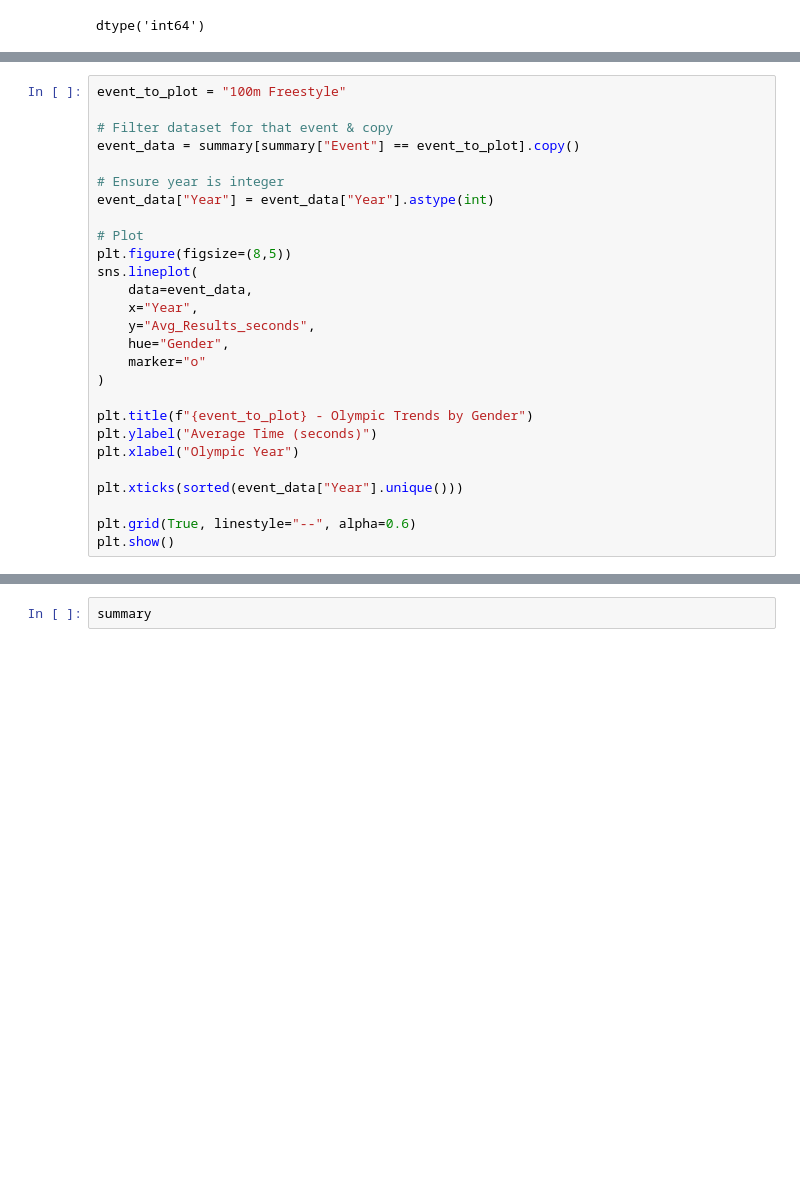
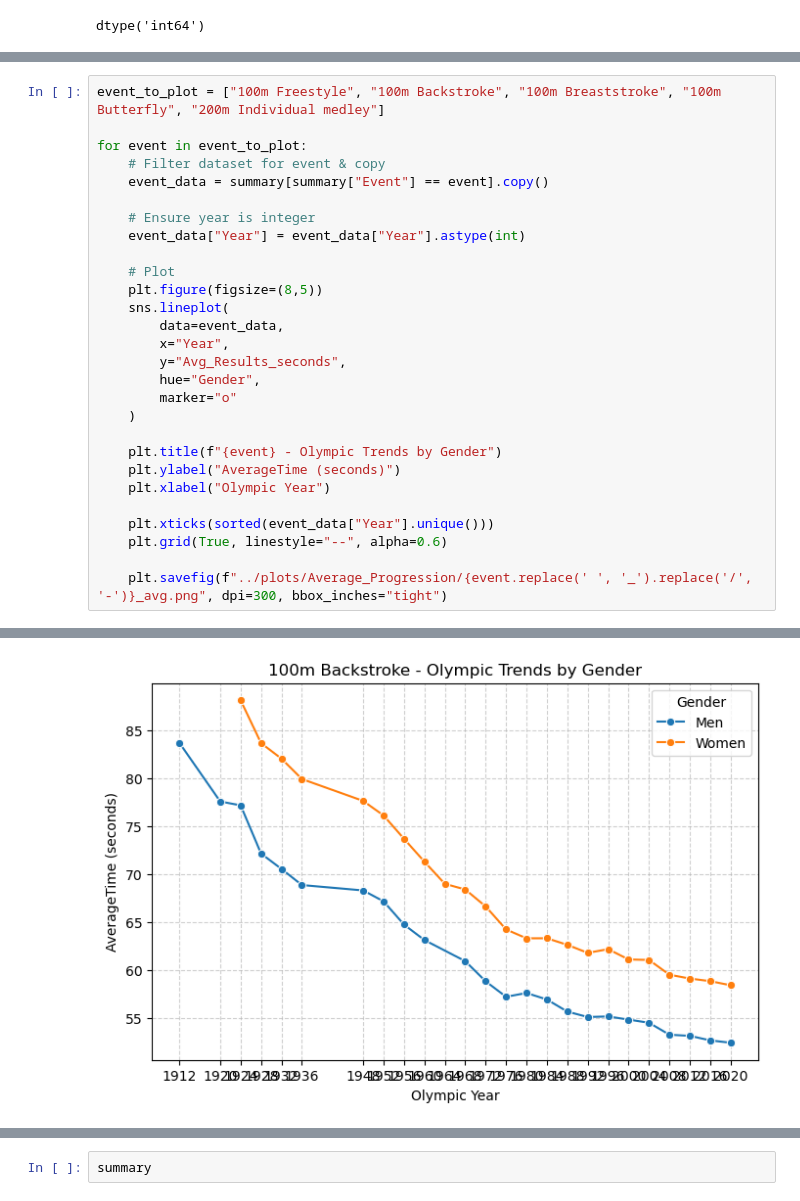
Before and after one commit to wllamjp/olympic-swimming, a Jupyter notebook: notebooks/analysis.ipynb, the cells around one changed output, grey strips where cells are left out. Saved outputs shown, nothing was run; the diff lists cells and outputs as text; blank space fills up the shorter version.

```diff
--- a/notebooks/analysis.ipynb
+++ b/notebooks/analysis.ipynb
@@ -152,29 +145,31 @@ summary.to_csv("event_year_summary.txt", sep='\t', index=False)
 # %%
-event_to_plot = "100m Freestyle"
+event_to_plot = ["100m Freestyle", "100m Backstroke", "100m Breaststroke", "100m Butterfly", "200m Individual medley"]
 
-# Filter dataset for that event & copy
-event_data = summary[summary["Event"] == event_to_plot].copy()
+for event in event_to_plot:
+    # Filter dataset for event & copy
+    event_data = summary[summary["Event"] == event].copy()
 
-# Ensure year is integer
-event_data["Year"] = event_data["Year"].astype(int)
+    # Ensure year is integer
+    event_data["Year"] = event_data["Year"].astype(int)
 
-# Plot
-plt.figure(figsize=(8,5))
-sns.lineplot(
-    data=event_data,
-    x="Year",
-    y="Avg_Results_seconds",
-    hue="Gender",
-    marker="o"
-)
+    # Plot
+    plt.figure(figsize=(8,5))
+    sns.lineplot(
+        data=event_data,
+        x="Year",
+        y="Avg_Results_seconds",
+        hue="Gender",
+        marker="o"
+    )
 
-plt.title(f"{event_to_plot} - Olympic Trends by Gender")
-plt.ylabel("Average Time (seconds)")
-plt.xlabel("Olympic Year")
+    plt.title(f"{event} - Olympic Trends by Gender")
+    plt.ylabel("AverageTime (seconds)")
+    plt.xlabel("Olympic Year")
 
-plt.xticks(sorted(event_data["Year"].unique()))
+    plt.xticks(sorted(event_data["Year"].unique()))
+    plt.grid(True, linestyle="--", alpha=0.6)
 
-plt.grid(True, linestyle="--", alpha=0.6)
-plt.show()
+    plt.savefig(f"../plots/Average_Progression/{event.replace(' ', '_').replace('/', '-')}_avg.png", dpi=300, bbox_inches="tight")
 # %% [output]
 [figure]
+[figure, added]
```
Also changed, not shown: parts of 7 cells of this notebook, 1 other file.
